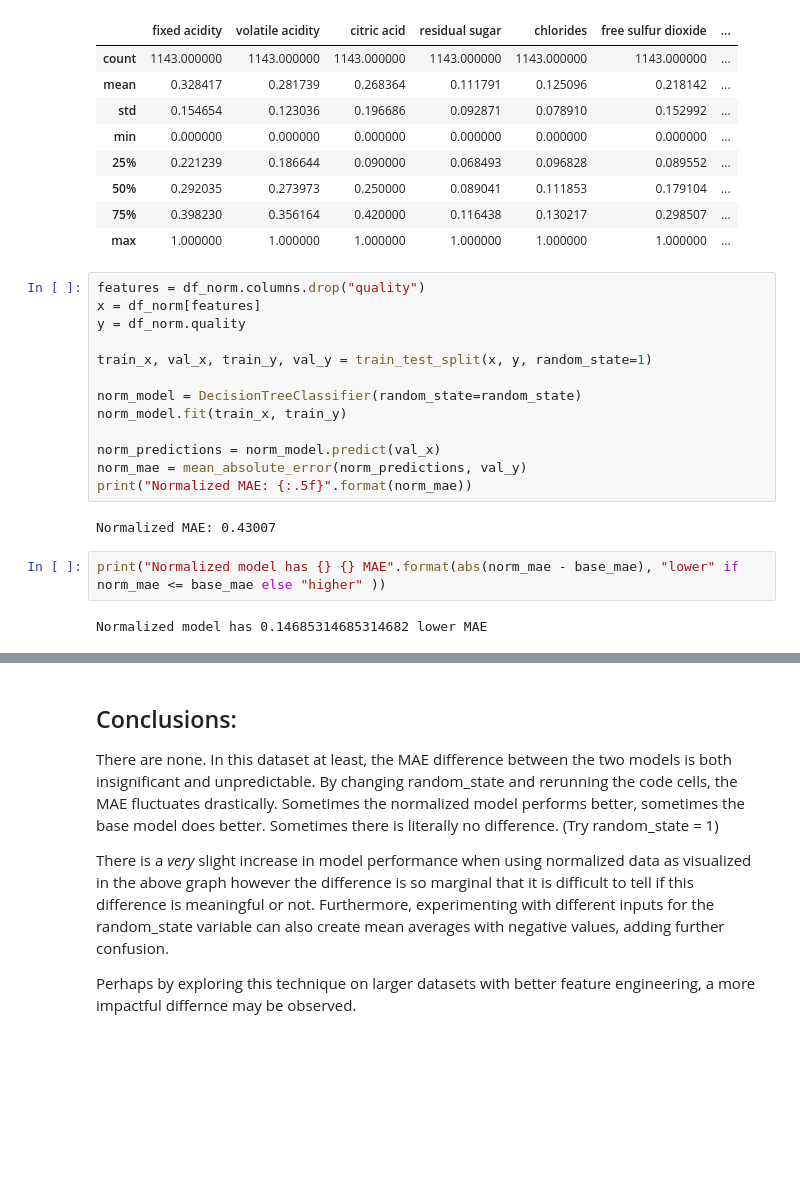
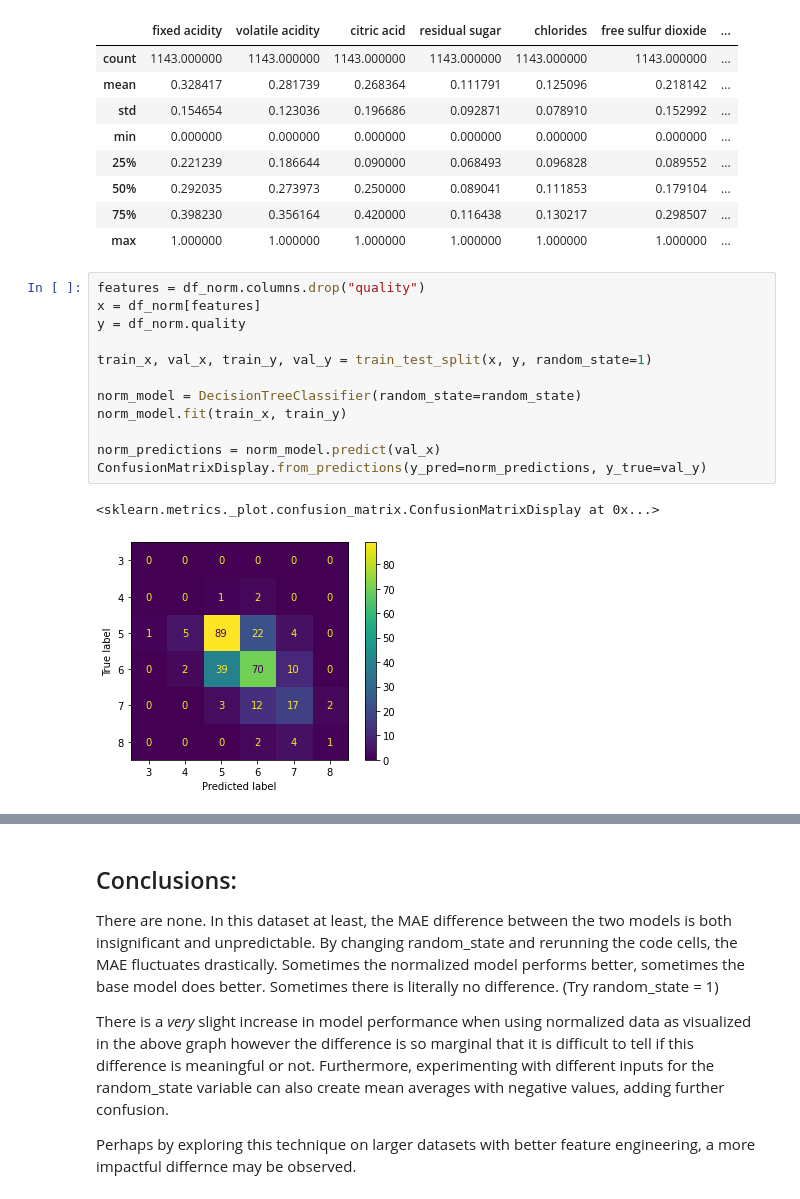
Before and after one commit to iAmStuff/ml-sandbox, a Jupyter notebook: wine/wine_quality_model.ipynb, the cells around one changed output, grey strips where cells are left out. Saved outputs shown, nothing was run; the diff lists cells and outputs as text; blank space fills up the shorter version.

```diff
--- a/wine/wine_quality_model.ipynb
+++ b/wine/wine_quality_model.ipynb
@@ -137,19 +143,15 @@ df_norm.describe()
 # %%
 features = df_norm.columns.drop("quality")
 x = df_norm[features]
 y = df_norm.quality
 
 train_x, val_x, train_y, val_y = train_test_split(x, y, random_state=1)
 
 norm_model = DecisionTreeClassifier(random_state=random_state)
 norm_model.fit(train_x, train_y)
 
 norm_predictions = norm_model.predict(val_x)
-norm_mae = mean_absolute_error(norm_predictions, val_y)
-print("Normalized MAE: {:.5f}".format(norm_mae))
+ConfusionMatrixDisplay.from_predictions(y_pred=norm_predictions, y_true=val_y)
 # %% [output]
-Normalized MAE: 0.43007
+<sklearn.metrics._plot.confusion_matrix.ConfusionMatrixDisplay at 0x...>
+[figure, added]
-# %%
-print("Normalized model has {} {} MAE".format(abs(norm_mae - base_mae), "lower" if norm_mae <= base_mae else "higher" ))
-# %% [output]
-Normalized model has 0.14685314685314682 lower MAE
```
Also changed, not shown: parts of 13 cells of this notebook.
